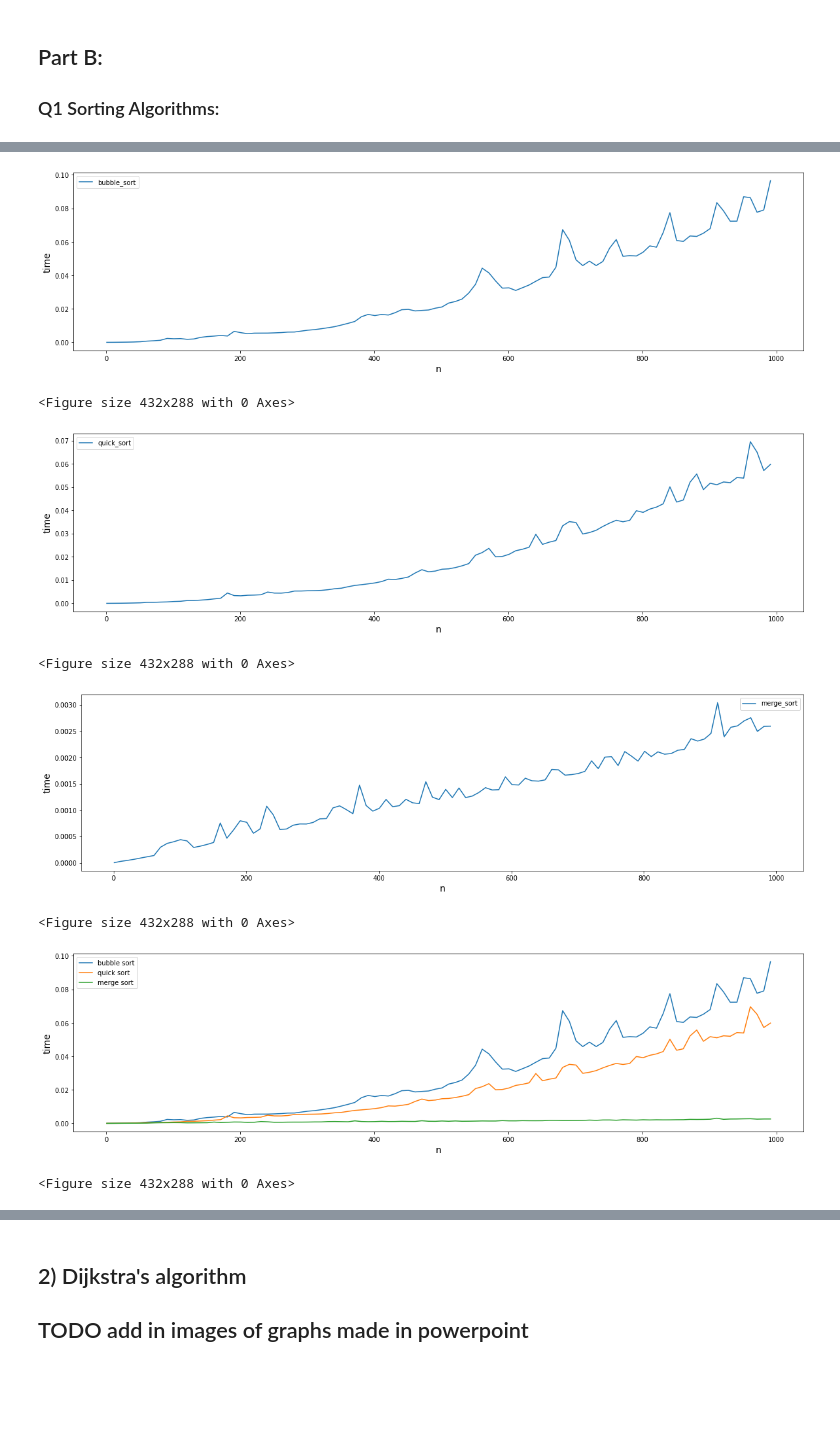
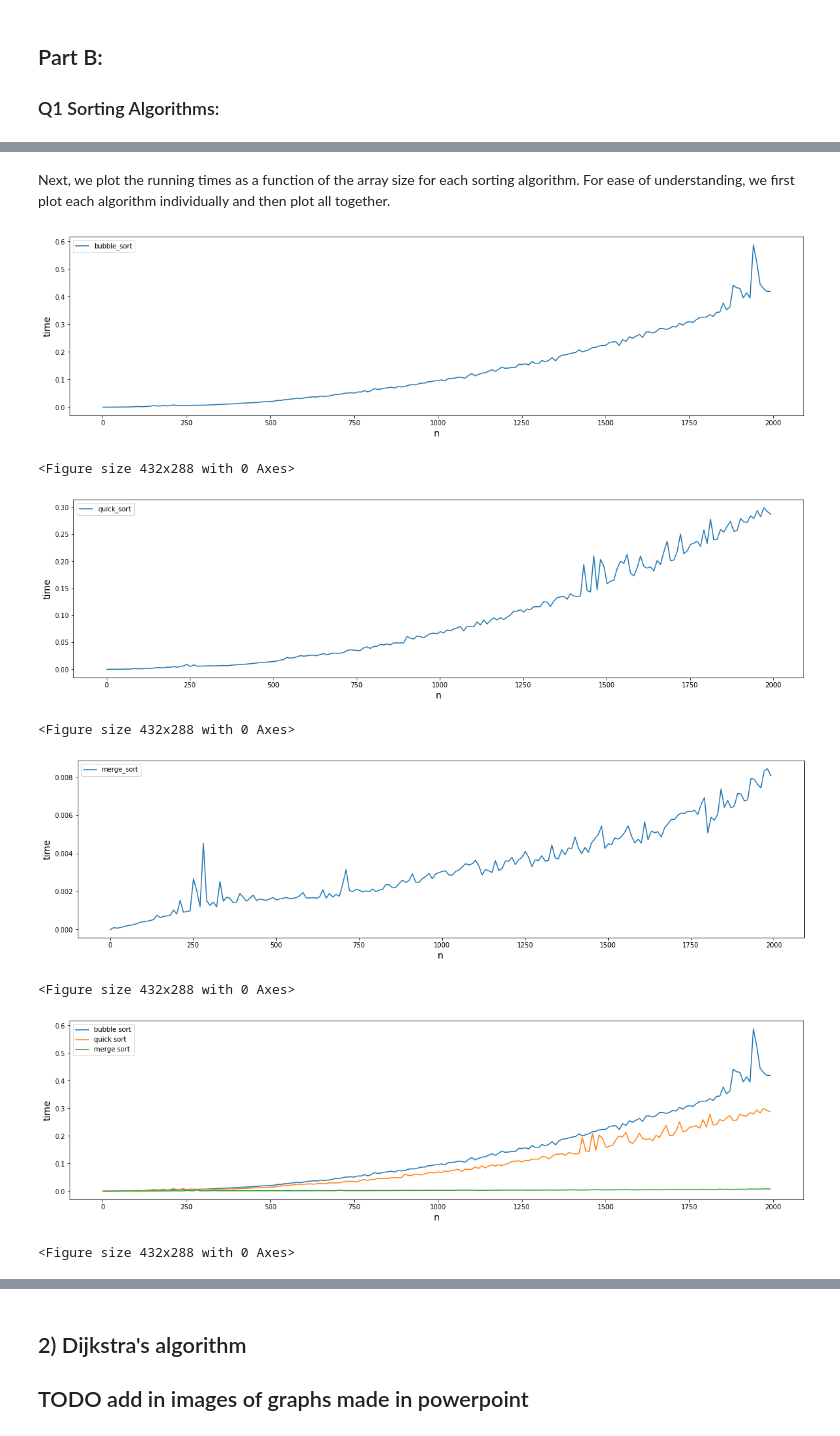
Before and after one commit to hbarrett100/Comp20230, a Jupyter notebook: Assignment3.ipynb, the cells around one changed output, grey strips where cells are left out. Saved outputs shown, nothing was run; the diff lists cells and outputs as text; code cells hidden in the pictures; blank space fills up the shorter version.

```diff
--- a/Assignment3.ipynb
+++ b/Assignment3.ipynb
@@ -145,7 +232,7 @@ mergesort(test_array3)
 # %%
-def create_array(num):
+def create_array(length):
     '''create an array sorted in descending order'''
     values = []
-    for i in range(num, 0, -1):
+    for i in range(length-1, -1, -1):
         values.append(i)
     return values
@@ -160,7 +256,7 @@ def time_sorting_algorithm(algorithm):
 
     results are stored in a dictionary.'''
     results = {}
-    for i in range(1, 1000, 10):
+    for i in range(1, 2000, 10):
         values = create_array(i)
         t1_start = perf_counter()
         algorithm(values)
@@ -180,13 +280,16 @@ sorting_algorithms['merge_sort'] = time_sorting_algorithm(mergesort)
+# %% [markdown]
+Next, we plot the running times as a function of the array size for each sorting algorithm. For ease of understanding, we first plot each algorithm individually and then plot all together.
 # %%
 #s is key of the dict
 for algorithm in sorting_algorithms:
 
-    sorting_dict = sorting_algorithms[algorithm]
+    # create a variable containing the dictionary of running times for each size of array
+    dict_of_time_results = sorting_algorithms[algorithm]
 
-    #l is the value of the key
-#     s = sorting_algorithms[algorithm]
-    l1 = list(sorting_dict.keys())
-    l2 = [sorting_dict[time] for time in sorting_dict]
+    # l1 is a list of the keys which are the different sizes of the array
+    l1 = list(dict_of_time_results.keys())
+    #l2 is a list of runnning times for each size array
+    l2 = [dict_of_time_results[size] for size in dict_of_time_results]
 
     plt.figure(figsize=(20,5))
     #index the list. l[0] is n and l[1] is the running times
@@ -198,35 +301,35 @@ for algorithm in sorting_algorithms:
     plt.legend()
     #show plot
     plt.show()
     plt.savefig( algorithm + '.png')
 
 
 x = list(sorting_algorithms['bubble_sort'].keys())
 bubblesort_times = [sorting_algorithms['bubble_sort'][time] for time in sorting_algorithms['bubble_sort']]
 quicksort_times = [sorting_algorithms['quick_sort'][time] for time in sorting_algorithms['quick_sort']]
 mergesort_times = [sorting_algorithms['merge_sort'][time] for time in sorting_algorithms['merge_sort']]
 
 
 
 plt.figure(figsize=(20,5))
 #plot functions
 plt.plot(x, bubblesort_times, label = 'bubble sort')
 plt.plot(x, quicksort_times, label = 'quick sort')
 plt.plot(x, mergesort_times, label = 'merge sort')
 #add labels
 plt.xlabel('n',fontsize =14)
 plt.ylabel('time',fontsize =14)
 # #show legend
 plt.legend()
 # #show plot
 plt.show()
 plt.savefig('all_algorithms.png')
 # %% [output]
-[figure, old version]
+[figure, new version]
 <Figure size 432x288 with 0 Axes>
-[figure, old version]
+[figure, new version]
 <Figure size 432x288 with 0 Axes>
-[figure, old version]
+[figure, new version]
 <Figure size 432x288 with 0 Axes>
-[figure, old version]
+[figure, new version]
 <Figure size 432x288 with 0 Axes>
```
Also changed, not shown: parts of 45 cells of this notebook.
